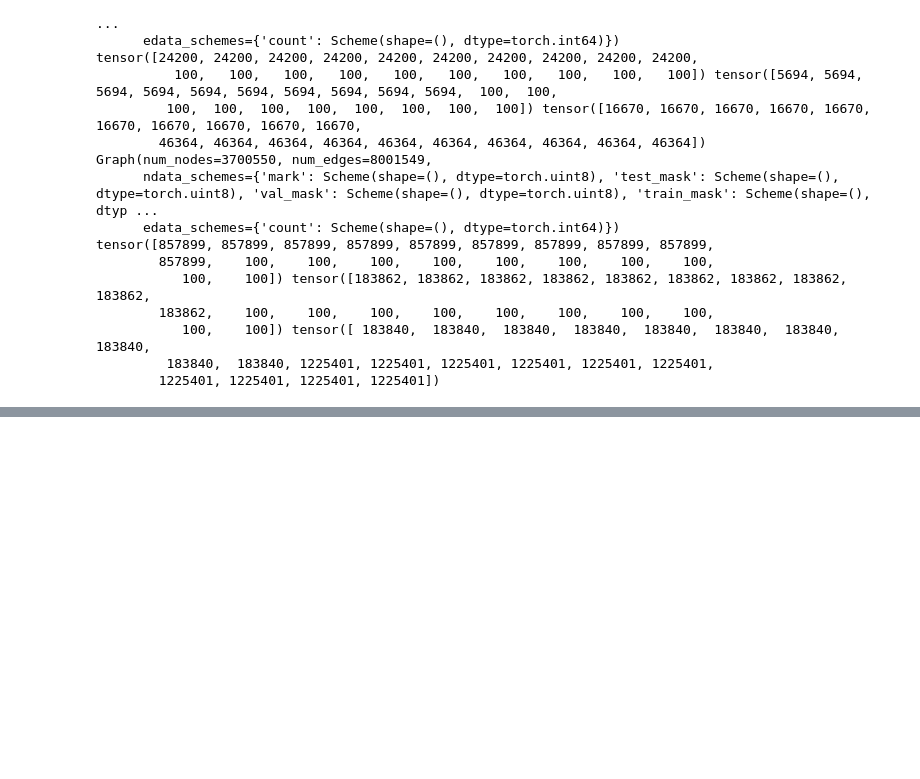
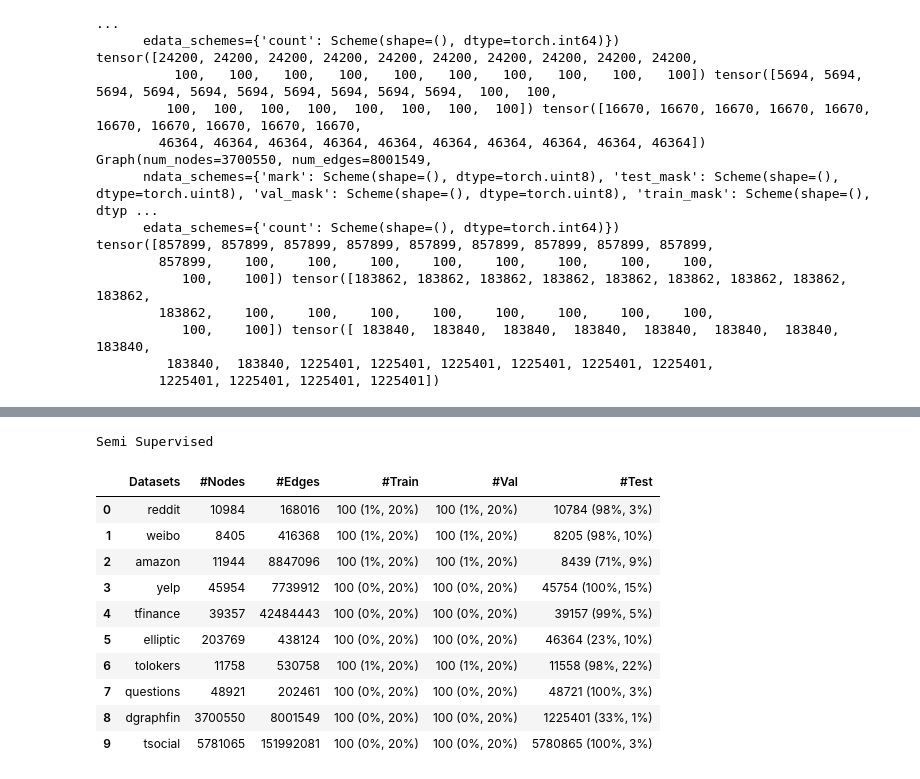
Before and after one commit to yliuhz/GADBench, a Jupyter notebook: preprocess.ipynb, the cells around one changed output, grey strips where cells are left out. Cells and saved outputs as stored; diff of their text form; code cells hidden in the pictures; blank space fills up the shorter version.

```diff
--- a/preprocess.ipynb
+++ b/preprocess.ipynb
@@ -207,0 +235,43 @@ tensor([857899, 857899, 857899, 857899, 857899, 857899, 857899, 857899, 857899,
+# %%
+df_results = pd.DataFrame({"Datasets": datasets}, columns=["Datasets", "#Nodes", "#Edges", "#Train", "#Val", "#Test"])
+# %%
+def make_pretty(styler, caption, precision):
+    styler.set_caption(f"{caption}")
+#     styler.format(rain_condition)
+#     styler.format_index(lambda v: v.strftime("%A"))
+#     styler.format(precision=precision)
+#     styler.highlight_max(subset=datasets ,color = 'pink', axis = 0)
+#     styler.background_gradient(axis=None, vmin=1, vmax=5, cmap="YlGnBu")
+    return styler
+def show_df_results(df, caption, precision):
+    return df.style.pipe(make_pretty, caption, precision)
+# %%
+semi_supervised = True
+for d_idx, dataset in enumerate(datasets):
+    print(dataset)
+
+    data = Dataset(dataset, prefix=dataroot)
+    data.split(semi_supervised=semi_supervised)
+    graph = data.graph
+#     print(data.graph)
+    labels = graph.ndata["label"]
+
+    train_mask = data.graph.ndata['train_mask'].bool()
+    val_mask = data.graph.ndata['val_mask'].bool()
+    test_mask = data.graph.ndata['test_mask'].bool()
+
+
+#     print(data.graph.ndata['train_mask'].sum(), data.graph.ndata['val_mask'].sum(), data.graph.ndata['test_mask'].sum())
+    n, m = graph.number_of_nodes(), graph.number_of_edges()
+    df_results["#Nodes"][d_idx] = n
+    df_results["#Edges"][d_idx] = m
+
+    train_labels_positive_ratio = (labels[train_mask]==1).sum() / len(labels[train_mask]) * 100
+    val_labels_positive_ratio = (labels[val_mask]==1).sum() / len(labels[val_mask]) * 100
+    test_labels_positive_ratio = (labels[test_mask]==1).sum() / len(labels[test_mask]) * 100
+
+
+
+    df_results["#Train"][d_idx] = f"{train_mask.sum().item()} ({train_mask.sum().item()/n*100:.0f}%, {train_labels_positive_ratio:.0f}%)"
+    df_results["#Val"][d_idx] = f"{val_mask.sum().item()} ({val_mask.sum().item()/n*100:.0f}%, {val_labels_positive_ratio:.0f}%)"
+    df_results["#Test"][d_idx] = f"{test_mask.sum().item()} ({test_mask.sum().item()/n*100:.0f}%, {test_labels_positive_ratio:.0f}%)"
@@ -207,0 +363,15 @@ tensor([857899, 857899, 857899, 857899, 857899, 857899, 857899, 857899, 857899,
+# %%
+show_df_results(df_results, "Fully Supervised" if not semi_supervised else "Semi Supervised", 0)
+# %% [output]
+Semi Supervised
+|  | Datasets | #Nodes | #Edges | #Train | #Val | #Test |
+| 0 | reddit | 10984 | 168016 | 100 (1%, 20%) | 100 (1%, 20%) | 10784 (98%, 3%) |
+| 1 | weibo | 8405 | 416368 | 100 (1%, 20%) | 100 (1%, 20%) | 8205 (98%, 10%) |
+| 2 | amazon | 11944 | 8847096 | 100 (1%, 20%) | 100 (1%, 20%) | 8439 (71%, 9%) |
+| 3 | yelp | 45954 | 7739912 | 100 (0%, 20%) | 100 (0%, 20%) | 45754 (100%, 15%) |
+| 4 | tfinance | 39357 | 42484443 | 100 (0%, 20%) | 100 (0%, 20%) | 39157 (99%, 5%) |
+| 5 | elliptic | 203769 | 438124 | 100 (0%, 20%) | 100 (0%, 20%) | 46364 (23%, 10%) |
+| 6 | tolokers | 11758 | 530758 | 100 (1%, 20%) | 100 (1%, 20%) | 11558 (98%, 22%) |
+| 7 | questions | 48921 | 202461 | 100 (0%, 20%) | 100 (0%, 20%) | 48721 (100%, 3%) |
+| 8 | dgraphfin | 3700550 | 8001549 | 100 (0%, 20%) | 100 (0%, 20%) | 1225401 (33%, 1%) |
+| 9 | tsocial | 5781065 | 151992081 | 100 (0%, 20%) | 100 (0%, 20%) | 5780865 (100%, 3%) |
```
Also changed, not shown: parts of 6 cells of this notebook, 7 other files.
